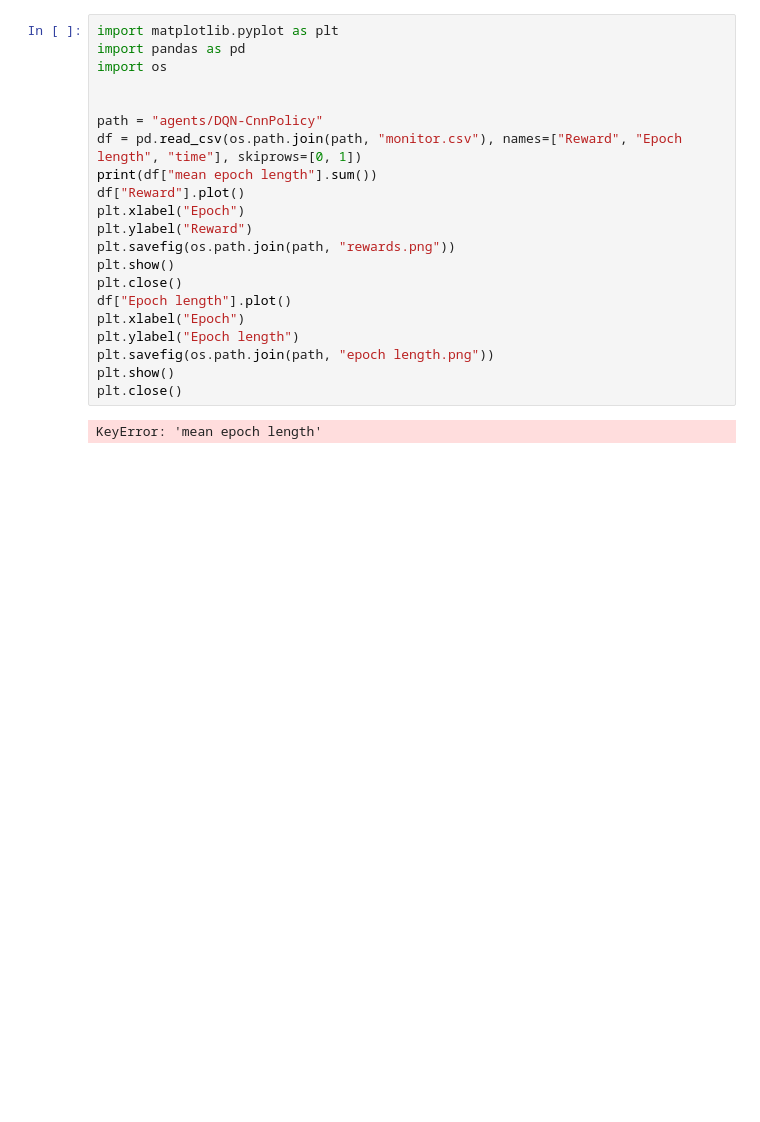
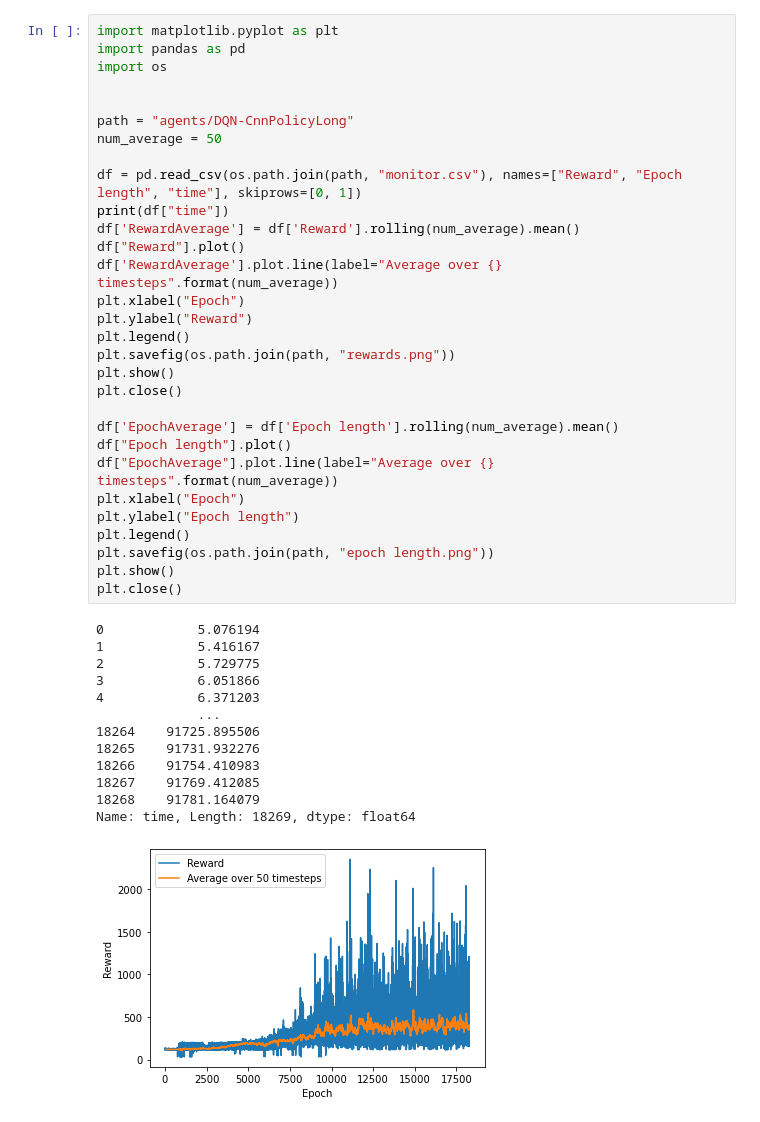
Before and after one commit to DaGebhard/251b_project, a Jupyter notebook: Plotting.ipynb, the cells around one changed output. Cells and saved outputs as stored; diff of their text form; blank space fills up the shorter version.

Commit message:
Added running average to plots

```diff
--- a/Plotting.ipynb
+++ b/Plotting.ipynb
@@ -1,23 +1,44 @@
 # %%
 import matplotlib.pyplot as plt
 import pandas as pd
 import os
 
 
-path = "agents/DQN-CnnPolicy"
+path = "agents/DQN-CnnPolicyLong"
+num_average = 50
+
 df = pd.read_csv(os.path.join(path, "monitor.csv"), names=["Reward", "Epoch length", "time"], skiprows=[0, 1])
-print(df["mean epoch length"].sum())
+print(df["time"])
+df['RewardAverage'] = df['Reward'].rolling(num_average).mean()
 df["Reward"].plot()
+df['RewardAverage'].plot.line(label="Average over {} timesteps".format(num_average))
 plt.xlabel("Epoch")
 plt.ylabel("Reward")
+plt.legend()
 plt.savefig(os.path.join(path, "rewards.png"))
 plt.show()
 plt.close()
+
+df['EpochAverage'] = df['Epoch length'].rolling(num_average).mean()
 df["Epoch length"].plot()
+df["EpochAverage"].plot.line(label="Average over {} timesteps".format(num_average))
 plt.xlabel("Epoch")
 plt.ylabel("Epoch length")
+plt.legend()
 plt.savefig(os.path.join(path, "epoch length.png"))
 plt.show()
 plt.close()
 # %% [output]
-KeyError: 'mean epoch length'
+0            5.076194
+1            5.416167
+2            5.729775
+3            6.051866
+4            6.371203
+             ...
+18264    91725.895506
+18265    91731.932276
+18266    91754.410983
+18267    91769.412085
+18268    91781.164079
+Name: time, Length: 18269, dtype: float64
+[figure, added]
```
Also changed, not shown: parts of 1 cell of this notebook.
